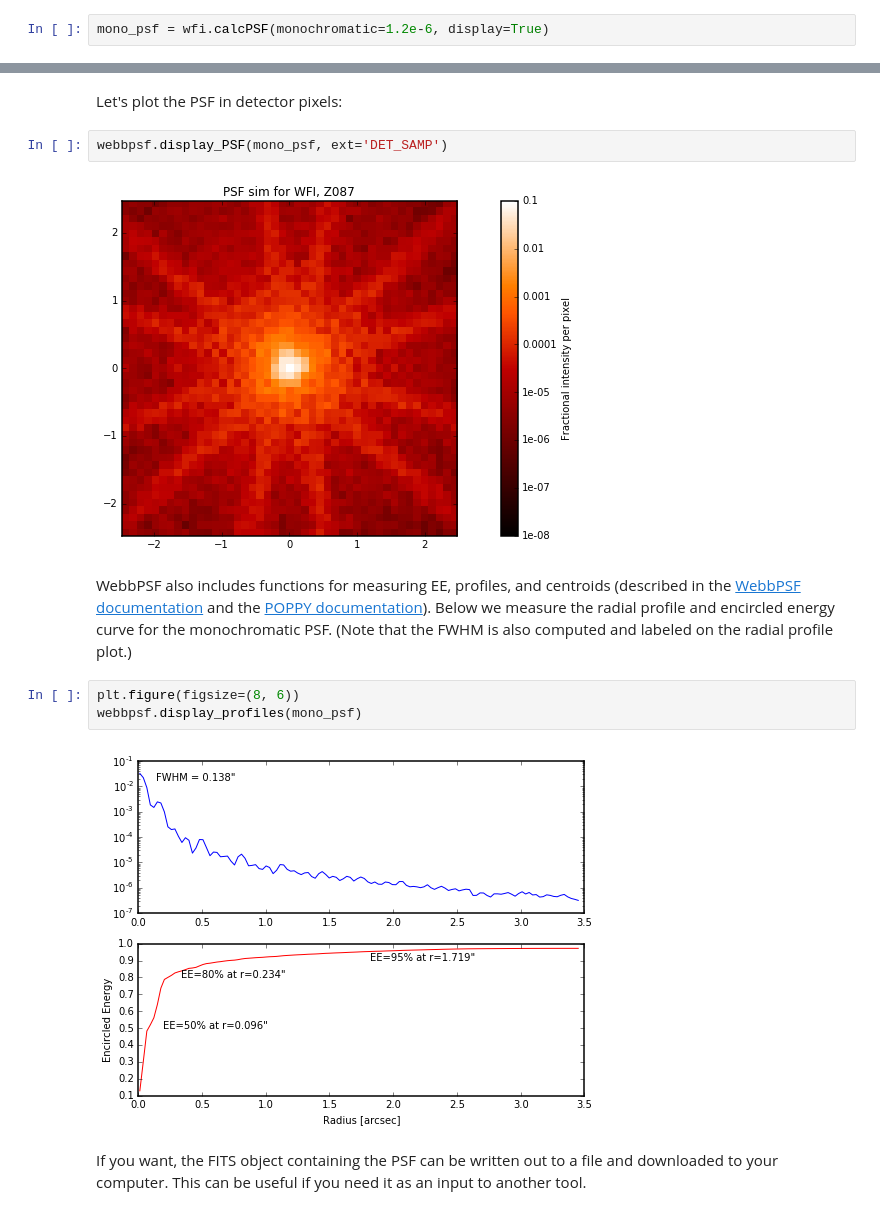
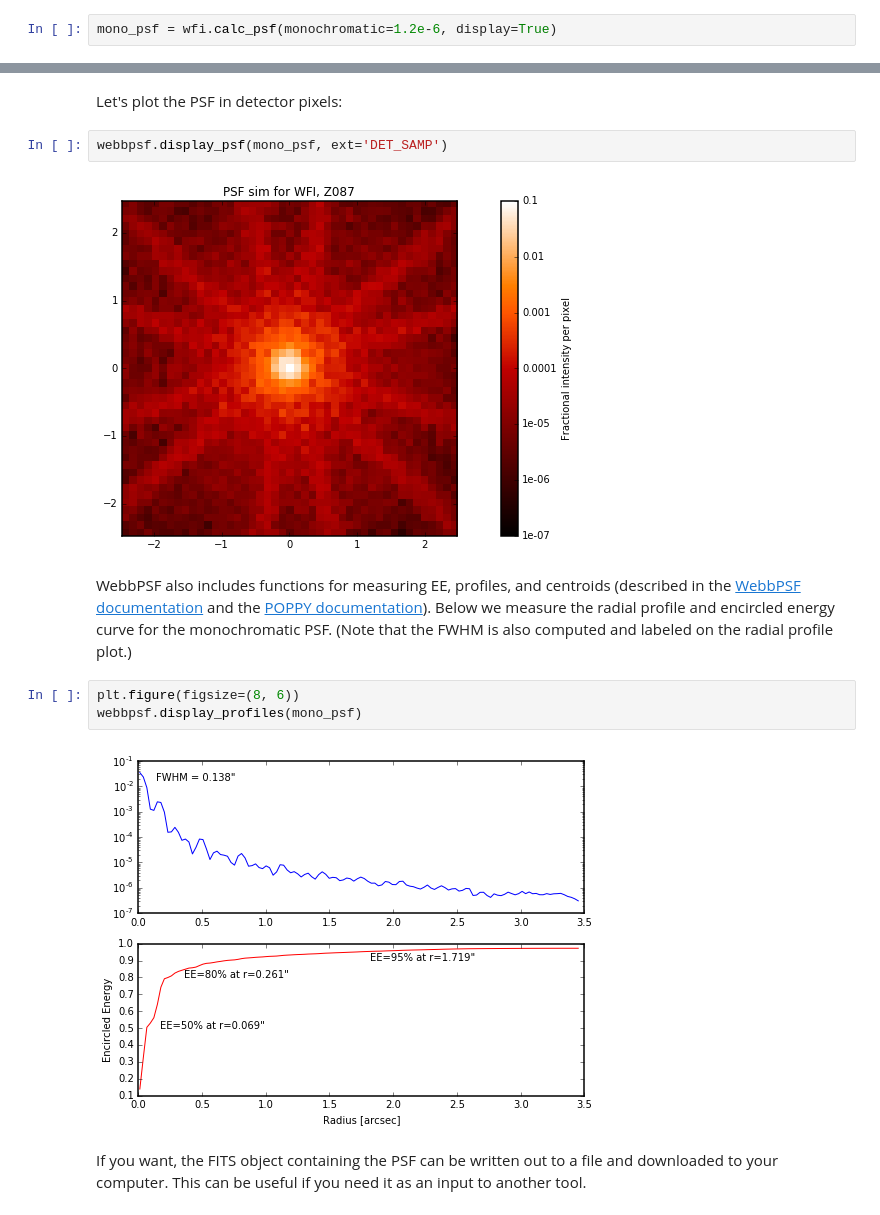
Before and after one commit to spacetelescope/webbpsf, a Jupyter notebook: notebooks/WebbPSF-WFIRST_Tutorial.ipynb, the cells around one changed output, grey strips where cells are left out. Saved outputs shown, nothing was run; the diff lists cells and outputs as text.

```diff
--- a/notebooks/WebbPSF-WFIRST_Tutorial.ipynb
+++ b/notebooks/WebbPSF-WFIRST_Tutorial.ipynb
@@ -90,5 +70,5 @@ Alternatively, you can configure the WFI instance yourself in Python. A more det
 
 The `wfi.calcPSF()` method returns a [FITS HDUList object](http://docs.astropy.org/en/stable/io/fits/index.html), which you can then write out to a file or analyze further in the notebook.
 # %%
-mono_psf = wfi.calcPSF(monochromatic=1.2e-6, display=True)
+mono_psf = wfi.calc_psf(monochromatic=1.2e-6, display=True)
 # %% [output]
@@ -121,16 +101,16 @@ No.    Name         Type      Cards   Dimensions   Format
 # %% [markdown]
 Let's plot the PSF in detector pixels:
 # %%
-webbpsf.display_PSF(mono_psf, ext='DET_SAMP')
+webbpsf.display_psf(mono_psf, ext='DET_SAMP')
 # %% [output]
-[figure, old version]
+[figure, new version]
 # %% [markdown]
 WebbPSF also includes functions for measuring EE, profiles, and centroids (described in the [WebbPSF documentation](http://pythonhosted.org/webbpsf/api_reference.html#functions) and the [POPPY documentation](http://pythonhosted.org/poppy/api.html#functions)). Below we measure the radial profile and encircled energy curve for the monochromatic PSF. (Note that the FWHM is also computed and labeled on the radial profile plot.)
 # %%
 plt.figure(figsize=(8, 6))
 webbpsf.display_profiles(mono_psf)
 # %% [output]
-[figure, old version]
+[figure, new version]
 # %% [markdown]
 If you want, the FITS object containing the PSF can be written out to a file and downloaded to your computer. This can be useful if you need it as an input to another tool.
 # %%
```
Also changed, not shown: parts of 4 cells of this notebook, 4 other files.
